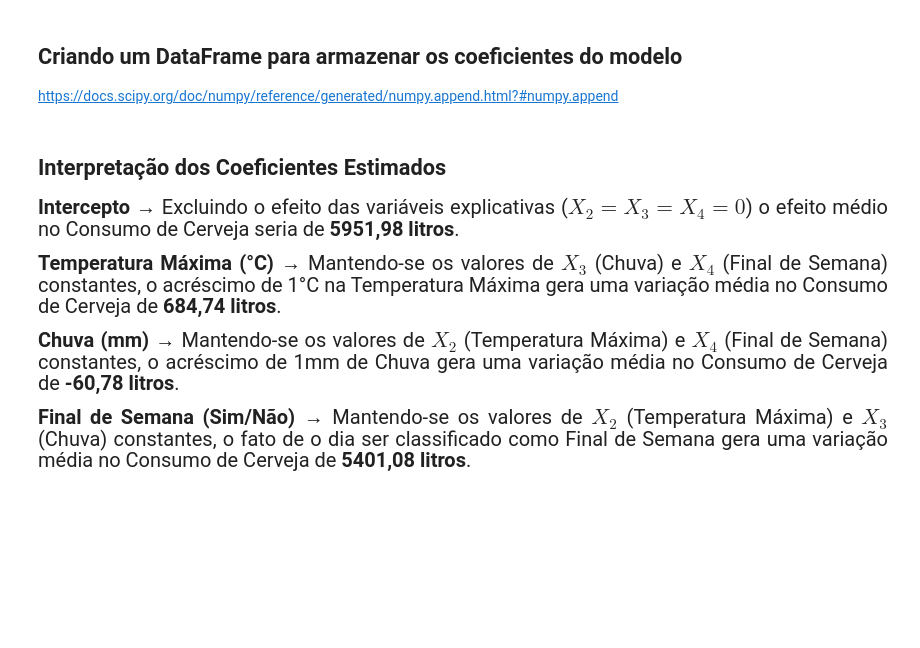
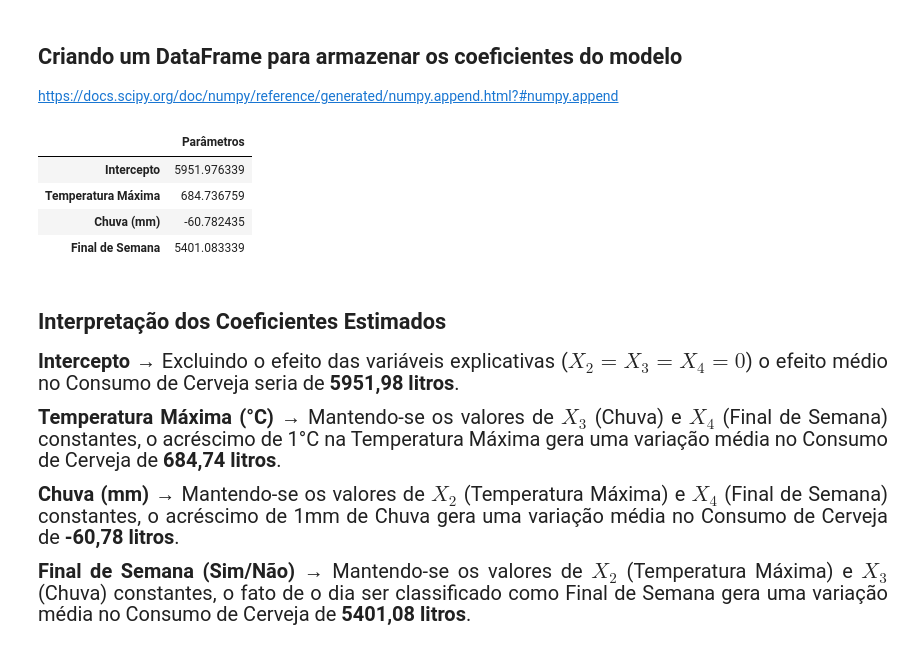
Before and after one commit to fcardosoo/13-Regress-o-linear-testando-rela-es-e-prevendo-resultados, a Jupyter notebook: Projeto/Regressão Linear.ipynb, the cells around one changed output. Saved outputs shown, nothing was run; the diff lists cells and outputs as text; code cells hidden in the pictures; blank space fills up the shorter version.

```diff
--- a/Projeto/Regressão Linear.ipynb
+++ b/Projeto/Regressão Linear.ipynb
@@ -399,9 +412,19 @@ numpy.float64
 # %% [markdown]
 ## Criando uma lista com os nomes das variáveis do modelo
+# %%
+index = ['Intercepto', 'Temperatura Máxima', 'Chuva (mm)', 'Final de Semana']
 # %% [markdown]
 ## Criando um DataFrame para armazenar os coeficientes do modelo
 
 https://docs.scipy.org/doc/numpy/reference/generated/numpy.append.html?#numpy.append
+# %%
+pd.DataFrame(data = np.append(modelo.intercept_, modelo.coef_), index=index, columns=['Parâmetros'])
+# %% [output]
+|  | Parâmetros |
+| Intercepto | 5951.976339 |
+| Temperatura Máxima | 684.736759 |
+| Chuva (mm) | -60.782435 |
+| Final de Semana | 5401.083339 |
 # %% [markdown]
 ## Interpretação dos Coeficientes Estimados
 
```
Also changed, not shown: parts of 3 cells of this notebook.
